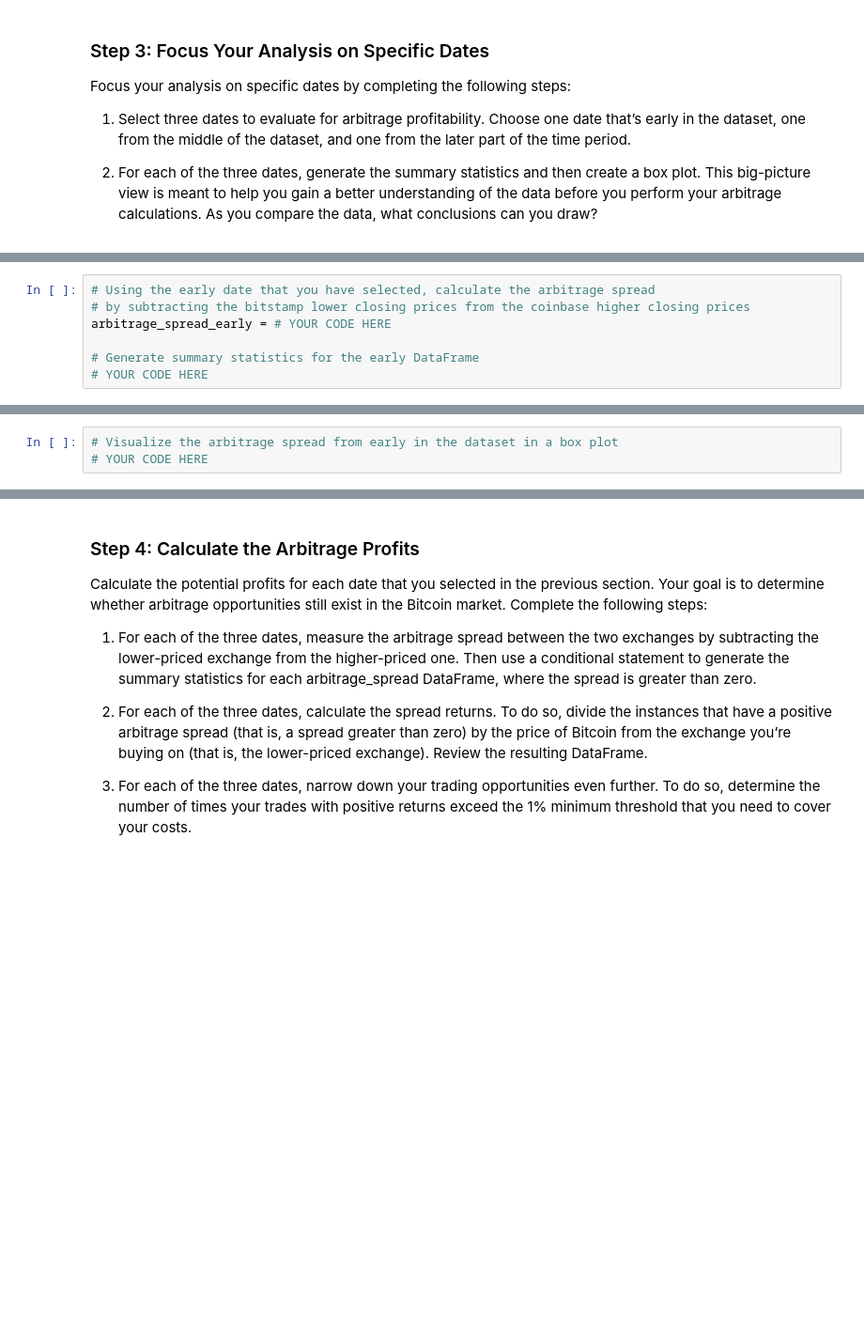
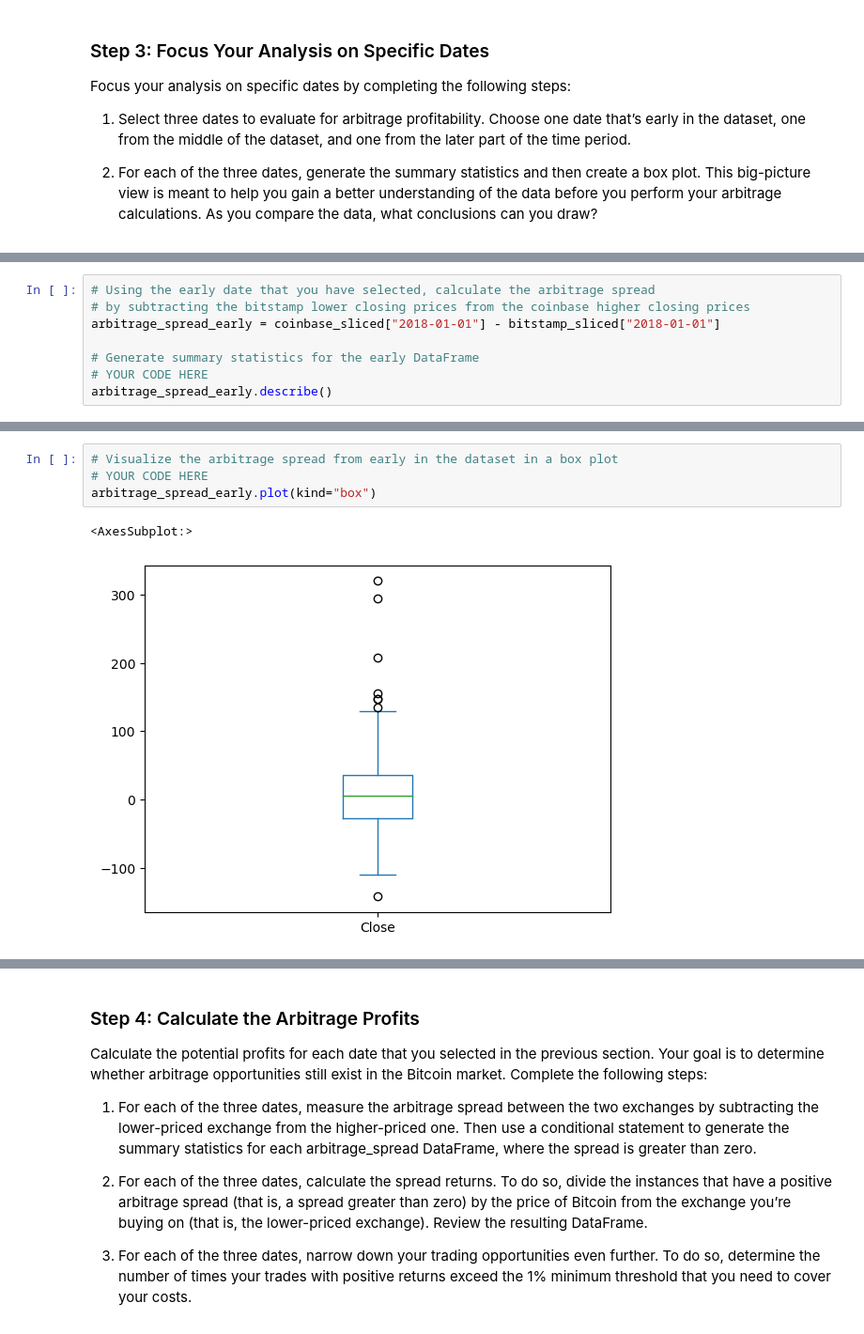
Before and after one commit to halamkim/challenge_03, a Jupyter notebook: crypto_arbitrage.ipynb, the cells around one changed output, grey strips where cells are left out. Shown: that part at 94% size. Cells and saved outputs as stored; diff of their text form; blank space fills up the shorter version.

```diff
--- a/crypto_arbitrage.ipynb
+++ b/crypto_arbitrage.ipynb
@@ -304,8 +313,9 @@ Focus your analysis on specific dates by completing the following steps:
 # %%
 # Using the early date that you have selected, calculate the arbitrage spread
 # by subtracting the bitstamp lower closing prices from the coinbase higher closing prices
-arbitrage_spread_early = # YOUR CODE HERE
+arbitrage_spread_early = coinbase_sliced["2018-01-01"] - bitstamp_sliced["2018-01-01"]
 
 # Generate summary statistics for the early DataFrame
 # YOUR CODE HERE
+arbitrage_spread_early.describe()
 # %% [output]
@@ -313,6 +331,10 @@ SyntaxError: invalid syntax (3616388465.py, line 3)
 # %%
 # Visualize the arbitrage spread from early in the dataset in a box plot
 # YOUR CODE HERE
+arbitrage_spread_early.plot(kind="box")
+# %% [output]
+<AxesSubplot:>
+[figure, added]
 # %%
 # Create an overlay plot that visualizes the two dataframes over a period of one day from the middle of the dataset.
 # Be sure that the plots include the parameters `legend`, `figsize`, `title`, `color` and `label`
```
Also changed, not shown: parts of 10 cells of this notebook.
